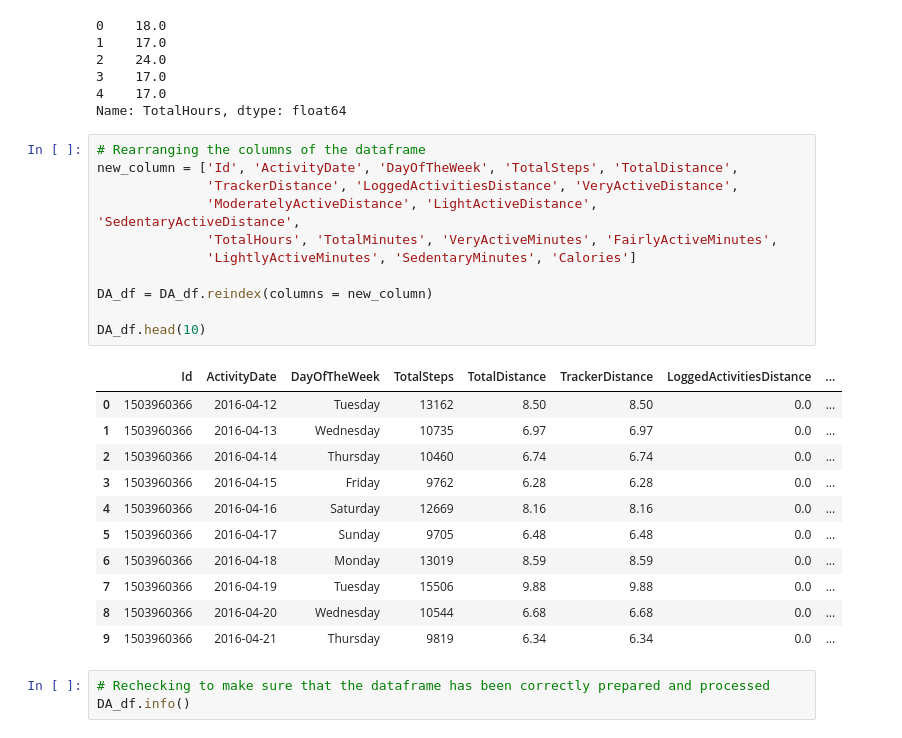
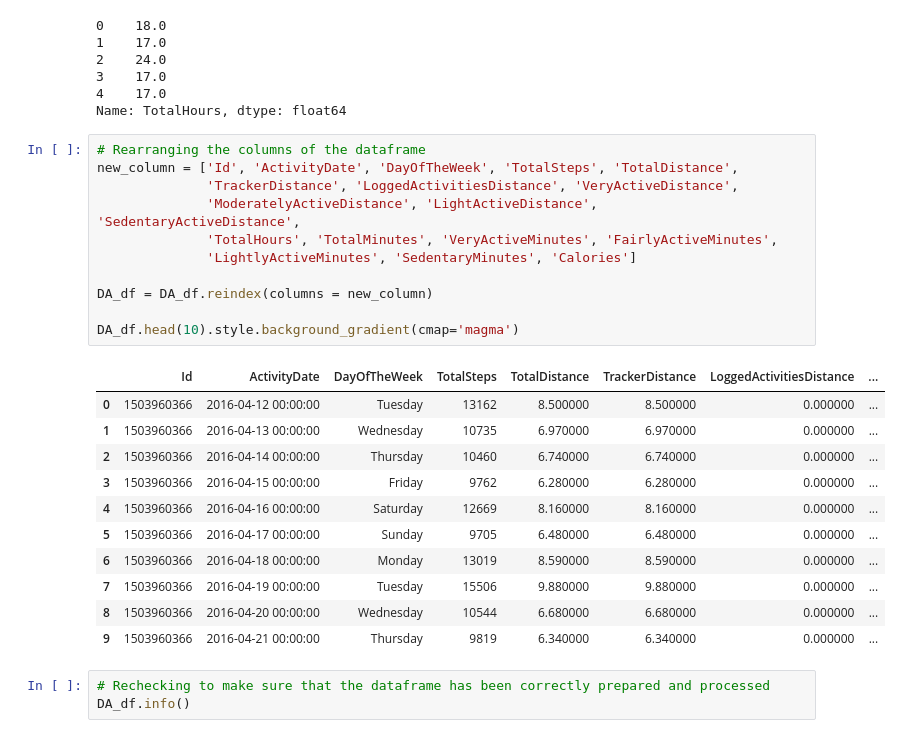
Before and after one commit to brmil07/Kaggle_Projects, a Jupyter notebook: case-study-bellabeat-python.ipynb, the cells around one changed output. Cells and saved outputs as stored; diff of their text form.

```diff
--- a/case-study-bellabeat-python.ipynb
+++ b/case-study-bellabeat-python.ipynb
@@ -346,26 +347,26 @@ Name: TotalHours, dtype: float64
 # %%
 # Rearranging the columns of the dataframe
 new_column = ['Id', 'ActivityDate', 'DayOfTheWeek', 'TotalSteps', 'TotalDistance',
               'TrackerDistance', 'LoggedActivitiesDistance', 'VeryActiveDistance',
               'ModeratelyActiveDistance', 'LightActiveDistance', 'SedentaryActiveDistance',
               'TotalHours', 'TotalMinutes', 'VeryActiveMinutes', 'FairlyActiveMinutes',
               'LightlyActiveMinutes', 'SedentaryMinutes', 'Calories']
 
 DA_df = DA_df.reindex(columns = new_column)
 
-DA_df.head(10)
+DA_df.head(10).style.background_gradient(cmap='magma')
 # %% [output]
 |  | Id | ActivityDate | DayOfTheWeek | TotalSteps | TotalDistance | TrackerDistance | LoggedActivitiesDistance | ... |
-| 0 | 1503960366 | 2016-04-12 | Tuesday | 13162 | 8.50 | 8.50 | 0.0 | ... |
-| 1 | 1503960366 | 2016-04-13 | Wednesday | 10735 | 6.97 | 6.97 | 0.0 | ... |
-| 2 | 1503960366 | 2016-04-14 | Thursday | 10460 | 6.74 | 6.74 | 0.0 | ... |
-| 3 | 1503960366 | 2016-04-15 | Friday | 9762 | 6.28 | 6.28 | 0.0 | ... |
-| 4 | 1503960366 | 2016-04-16 | Saturday | 12669 | 8.16 | 8.16 | 0.0 | ... |
-| 5 | 1503960366 | 2016-04-17 | Sunday | 9705 | 6.48 | 6.48 | 0.0 | ... |
-| 6 | 1503960366 | 2016-04-18 | Monday | 13019 | 8.59 | 8.59 | 0.0 | ... |
-| 7 | 1503960366 | 2016-04-19 | Tuesday | 15506 | 9.88 | 9.88 | 0.0 | ... |
-| 8 | 1503960366 | 2016-04-20 | Wednesday | 10544 | 6.68 | 6.68 | 0.0 | ... |
-| 9 | 1503960366 | 2016-04-21 | Thursday | 9819 | 6.34 | 6.34 | 0.0 | ... |
+| 0 | 1503960366 | 2016-04-12 00:00:00 | Tuesday | 13162 | 8.500000 | 8.500000 | 0.000000 | ... |
+| 1 | 1503960366 | 2016-04-13 00:00:00 | Wednesday | 10735 | 6.970000 | 6.970000 | 0.000000 | ... |
+| 2 | 1503960366 | 2016-04-14 00:00:00 | Thursday | 10460 | 6.740000 | 6.740000 | 0.000000 | ... |
+| 3 | 1503960366 | 2016-04-15 00:00:00 | Friday | 9762 | 6.280000 | 6.280000 | 0.000000 | ... |
+| 4 | 1503960366 | 2016-04-16 00:00:00 | Saturday | 12669 | 8.160000 | 8.160000 | 0.000000 | ... |
+| 5 | 1503960366 | 2016-04-17 00:00:00 | Sunday | 9705 | 6.480000 | 6.480000 | 0.000000 | ... |
+| 6 | 1503960366 | 2016-04-18 00:00:00 | Monday | 13019 | 8.590000 | 8.590000 | 0.000000 | ... |
+| 7 | 1503960366 | 2016-04-19 00:00:00 | Tuesday | 15506 | 9.880000 | 9.880000 | 0.000000 | ... |
+| 8 | 1503960366 | 2016-04-20 00:00:00 | Wednesday | 10544 | 6.680000 | 6.680000 | 0.000000 | ... |
+| 9 | 1503960366 | 2016-04-21 00:00:00 | Thursday | 9819 | 6.340000 | 6.340000 | 0.000000 | ... |
 # %%
 # Rechecking to make sure that the dataframe has been correctly prepared and processed
 DA_df.info()
```
Also changed, not shown: parts of 18 cells of this notebook.
